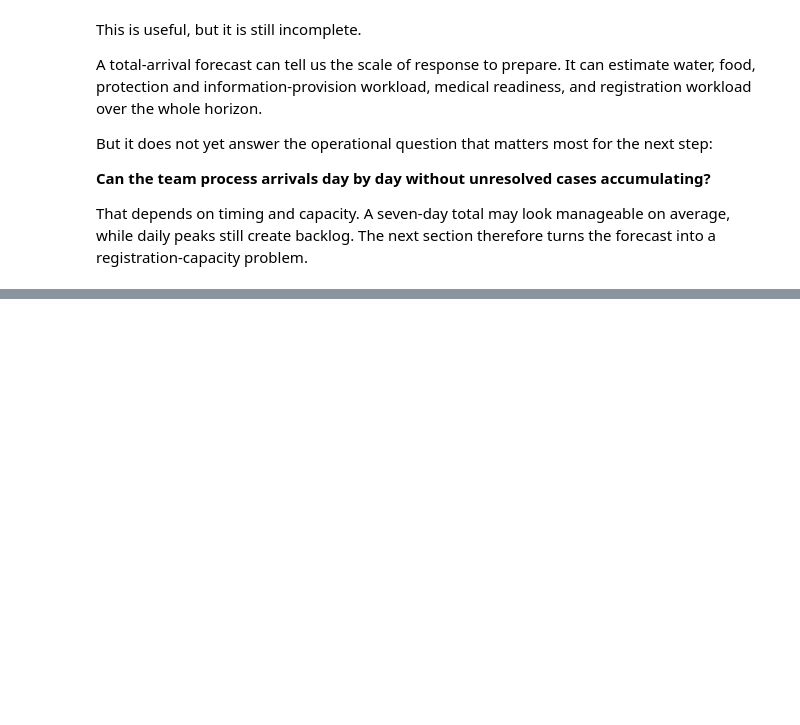
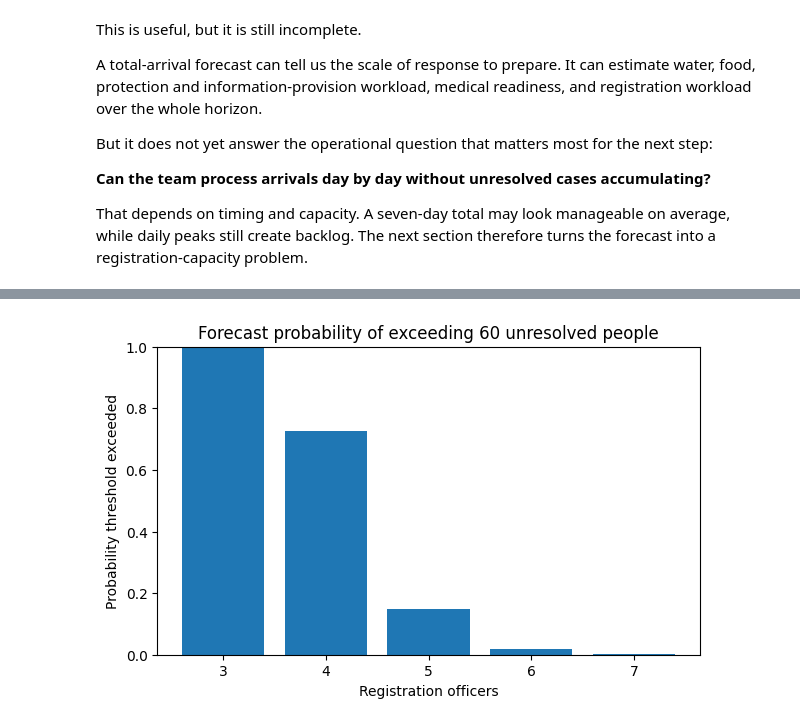
Before and after one commit to kcsongor011/humanitarian_decision_toolkit, a Jupyter notebook: notebooks/forecasting/arrival_dynamics_1_short_term_border_arrivals.ipynb, the cells around one changed output, grey strips where cells are left out. Saved outputs shown, nothing was run; the diff lists cells and outputs as text; code cells hidden in the pictures; blank space fills up the shorter version.

```diff
--- a/notebooks/forecasting/arrival_dynamics_1_short_term_border_arrivals.ipynb
+++ b/notebooks/forecasting/arrival_dynamics_1_short_term_border_arrivals.ipynb
@@ -1086,0 +1250,27 @@ That depends on timing and capacity. A seven-day total may look manageable on av
+# %%
+backlog_risk_display = forecast_days_24_30_backlog_risk.loc[
+    :,
+    [
+        "officers",
+        "daily_registration_capacity",
+        "probability_any_backlog",
+        "probability_reception_capacity_exceeded",
+        "median_max_backlog",
+        "p90_max_backlog",
+        "probability_backlog_persists_at_horizon_end",
+        "median_backlog_person_days",
+        "p90_backlog_person_days",
+    ],
+].copy()
+
+backlog_risk_display.round(
+    {
+        "probability_any_backlog": 3,
+        "probability_reception_capacity_exceeded": 3,
+        "median_max_backlog": 1,
+        "p90_max_backlog": 1,
+        "probability_backlog_persists_at_horizon_end": 3,
+        "median_backlog_person_days": 1,
+        "p90_backlog_person_days": 1,
+    }
+)
@@ -1086,0 +1296,13 @@ That depends on timing and capacity. A seven-day total may look manageable on av
+# %%
+fig, ax = plt.subplots(figsize=(7, 4))
+ax.bar(
+    backlog_risk_display["officers"],
+    backlog_risk_display["probability_reception_capacity_exceeded"],
+)
+ax.set_xlabel("Registration officers")
+ax.set_ylabel("Probability threshold exceeded")
+ax.set_title("Forecast probability of exceeding 60 unresolved people")
+ax.set_ylim(0, 1)
+plt.show()
+# %% [output]
+[figure, added]
```
Also changed, not shown: parts of 21 cells of this notebook.
